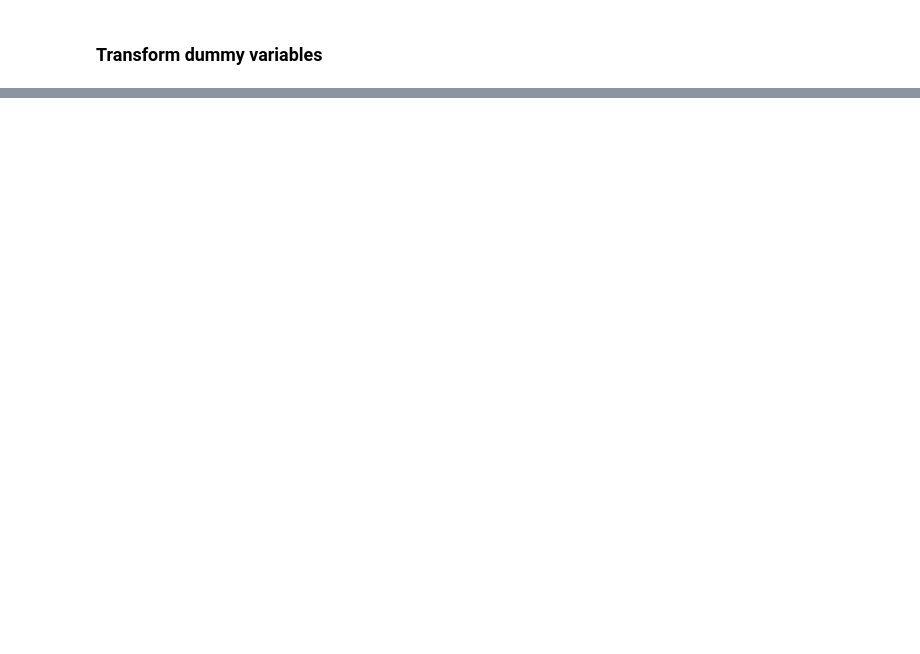
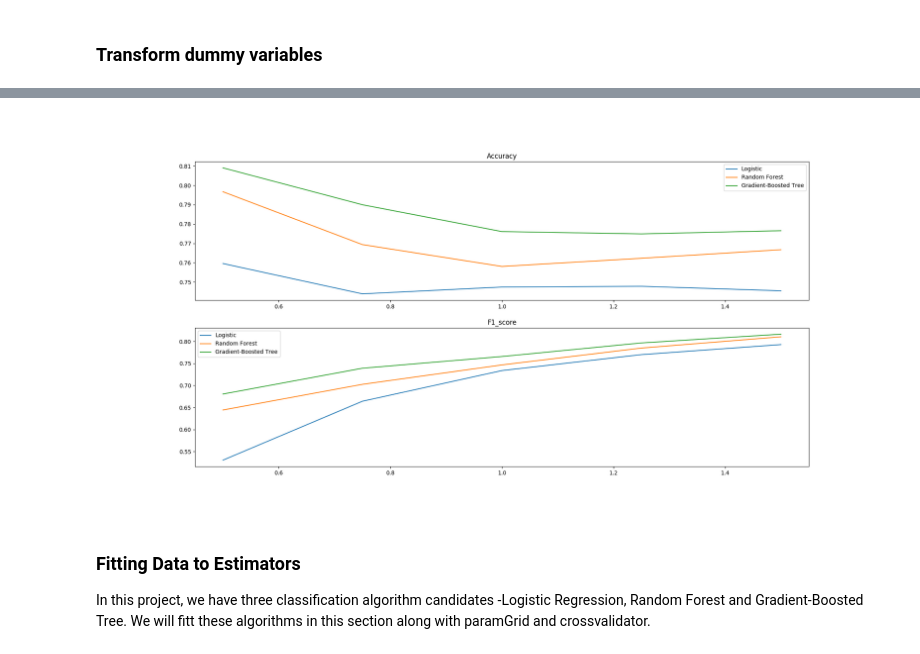
Before and after one commit to BurgerWu/Sparkify_Churn_Project_with_AWS_EMR, a Jupyter notebook: Sparkify_Pyspark.ipynb, the cells around one changed output, grey strips where cells are left out. Cells and saved outputs as stored; diff of their text form; code cells hidden in the pictures; blank space fills up the shorter version.

```diff
--- a/Sparkify_Pyspark.ipynb
+++ b/Sparkify_Pyspark.ipynb
@@ -923,0 +1187,22 @@ User_Feature_Dataframe = User_Feature_Dataframe.drop('Final_Level')
+# %%
+#Create evaluator instance and evaluation dictionary
+evaluator = BinaryClassificationEvaluator(metricName='areaUnderROC')
+pre_test_evaluation = {}
+
+
+#training = create_balanced_table(training, 0.66)
+for model_name in model_dict.keys():
+    pre_test_evaluation[model_name] = {}
+    for ratio in [1.5, 1.25, 1, 0.75, 0.5]:
+        print('Conducting preliminary test for {} with pos-neg ratio{}'.format(model_name, ratio))
+        metric_array = np.array([0,0,0,0,0])
+        new_df = create_balanced_table(ml_data, ratio)
+        for i in range(5):
+            training, test = new_df.randomSplit([0.7, 0.3], seed = i)
+            model_dict[model_name]['Model'] = model_dict[model_name]['instance'].fit(training)
+            pred = model_dict[model_name]['Model'].transform(test)
+            AUC = evaluator.evaluate(pred)
+            acc, rec, prec, f1 = evaluation(pred)
+            metric_array = metric_array + np.array([AUC, acc, rec, prec, f1])
+
+        pre_test_evaluation[model_name][ratio] = metric_array/5
@@ -923,0 +1235,24 @@ User_Feature_Dataframe = User_Feature_Dataframe.drop('Final_Level')
+# %%
+#Plot the result of preliminary test
+pre_test_log_table = pd.DataFrame(pre_test_evaluation['Logistic'], index = ['AUC', 'accuracy', 'recall', 'precision', 'f1_score'])
+pre_test_rfc_table = pd.DataFrame(pre_test_evaluation['RandomForest'], index = ['AUC', 'accuracy', 'recall', 'precision', 'f1_score'])
+pre_test_gbt_table = pd.DataFrame(pre_test_evaluation['Gradient-Boosted Tree'], index = ['AUC', 'accuracy', 'recall', 'precision', 'f1_score'])
+plt.figure(figsize = [20,10])
+
+#Plot accuracy
+plt.subplot(2,1,1)
+plt.plot(pre_test_log_table.columns, pre_test_log_table.loc['accuracy',:])
+plt.plot(pre_test_rfc_table.columns, pre_test_rfc_table.loc['accuracy',:])
+plt.plot(pre_test_gbt_table.columns, pre_test_gbt_table.loc['accuracy',:])
+plt.legend(['Logistic','Random Forest', 'Gradient-Boosted Tree'])
+plt.title('Accuracy')
+
+#Plot f1_score
+plt.subplot(2,1,2)
+plt.plot(pre_test_log_table.columns, pre_test_log_table.loc['f1_score',:])
+plt.plot(pre_test_rfc_table.columns, pre_test_rfc_table.loc['f1_score',:])
+plt.plot(pre_test_gbt_table.columns, pre_test_gbt_table.loc['f1_score',:])
+plt.legend(['Logistic','Random Forest', 'Gradient-Boosted Tree'])
+plt.title('F1_score')
+%matplot plt
+# %% [output]
@@ -923,0 +1260,5 @@ User_Feature_Dataframe = User_Feature_Dataframe.drop('Final_Level')
+[figure, added]
+# %% [markdown]
+### Fitting Data to Estimators
+
+In this project, we have three classification algorithm candidates -Logistic Regression, Random Forest and Gradient-Boosted Tree. We will fitt these algorithms in this section along with paramGrid and crossvalidator.
```
Also changed, not shown: parts of 106 cells of this notebook.
